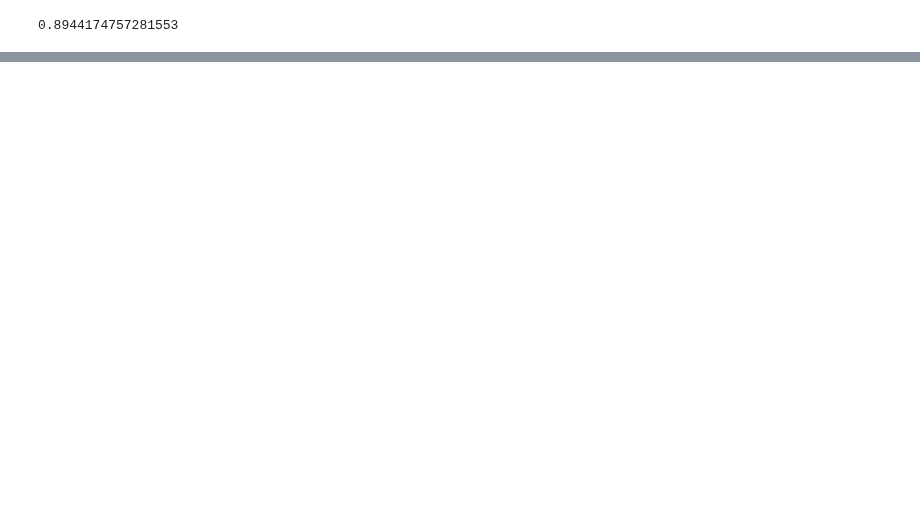
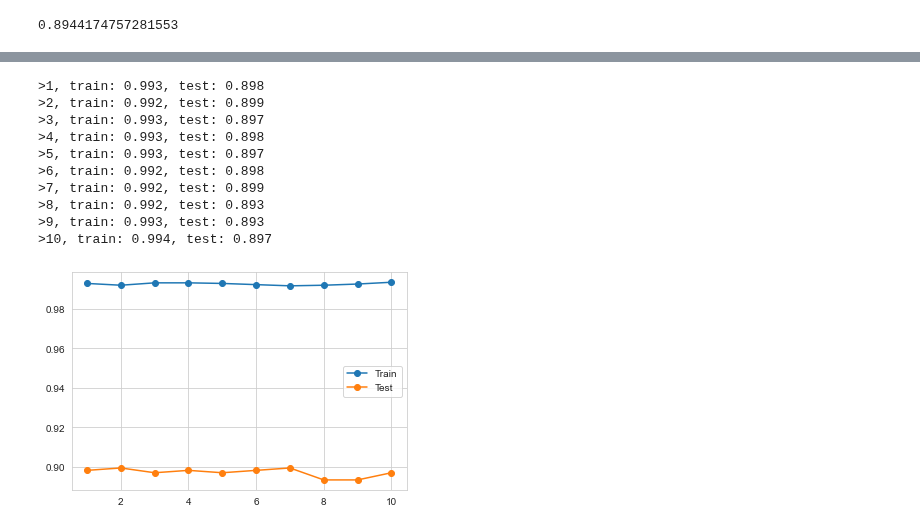
Before and after one commit to aojudo/seminar-marketing, a Jupyter notebook: RF.ipynb, the cells around one changed output, grey strips where cells are left out. Drawn from its saved outputs; the diff is of its cells as text; code cells hidden in the pictures; blank space fills up the shorter version.

```diff
--- a/RF.ipynb
+++ b/RF.ipynb
@@ -138 +171,40 @@ print(x)
 +-------------------------------+--------------+-----------+--------------------+
+# %%
+train_features, test_features, train_targets, test_targets = train_test_split(features, y.values.ravel(), test_size=0.2,
+                                                                                  random_state=23)
+# define lists to collect scores
+train_scores, test_scores = list(), list()
+# define the tree depths to evaluate
+values = [i for i in range(1, 11)]
+
+for i in values:
+	# configure the model
+	model = RandomForestClassifier(n_estimators=best_n_estimators_value, max_depth=best_max_depth_value).fit(
+        train_features, train_targets)
+	# evaluate on the train dataset
+	schatting = model.predict(train_features)
+	train_acc = accuracy_score(train_targets, schatting)
+	train_scores.append(train_acc)
+	# evaluate on the test dataset
+	test_schatting = model.predict(test_features)
+	test_acc = accuracy_score(test_targets, test_schatting)
+	test_scores.append(test_acc)
+	# summarise progress
+	print('>%d, train: %.3f, test: %.3f' % (i, train_acc, test_acc))
+# plot of train and test scores vs tree depth
+pyplot.plot(values, train_scores, '-o', label='Train')
+pyplot.plot(values, test_scores, '-o', label='Test')
+pyplot.legend()
+pyplot.show()
+# %% [output]
+>1, train: 0.993, test: 0.898
+>2, train: 0.992, test: 0.899
+>3, train: 0.993, test: 0.897
+>4, train: 0.993, test: 0.898
+>5, train: 0.993, test: 0.897
+>6, train: 0.992, test: 0.898
+>7, train: 0.992, test: 0.899
+>8, train: 0.992, test: 0.893
+>9, train: 0.993, test: 0.893
+>10, train: 0.994, test: 0.897
+[figure, added]
```
Also changed, not shown: parts of 6 cells of this notebook.
